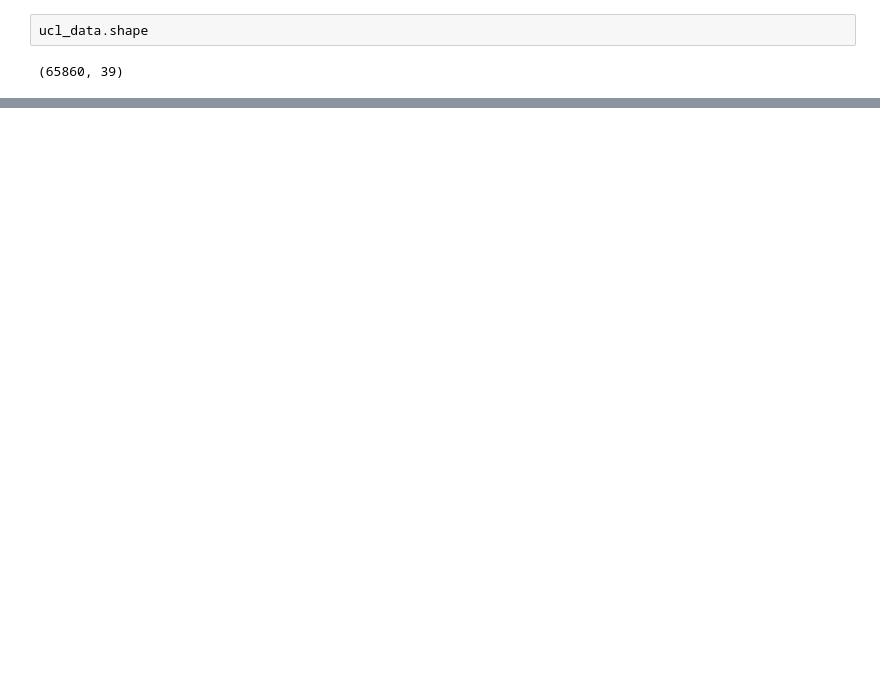
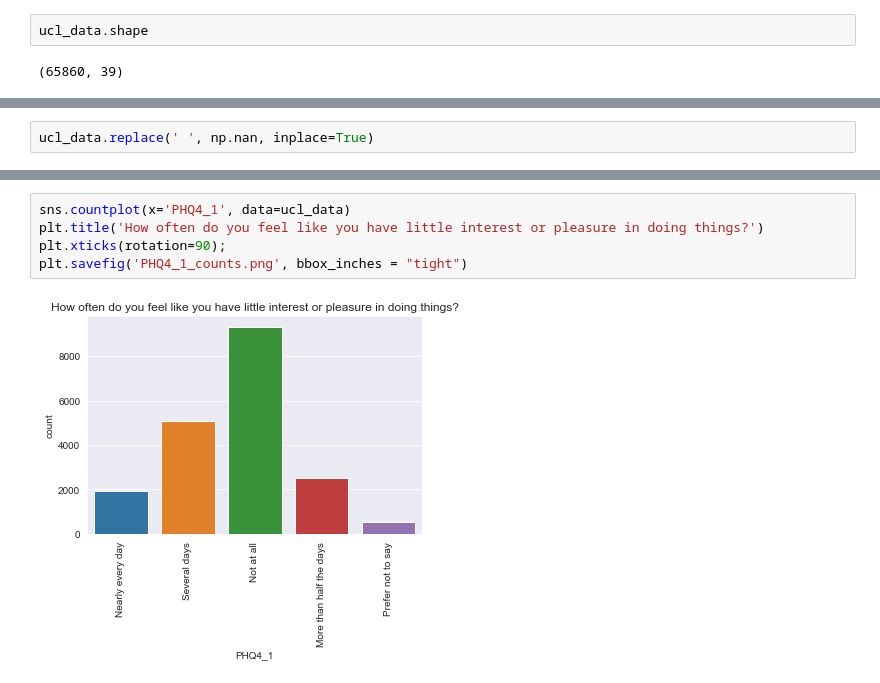
Before and after one commit to Fumikac/DSproject-covid-stress-impact, a Jupyter notebook: EDA.ipynb, the cells around one changed output, grey strips where cells are left out. Saved outputs shown, nothing was run; the diff lists cells and outputs as text; blank space fills up the shorter version.

Commit message:
add plots

```diff
--- a/EDA.ipynb
+++ b/EDA.ipynb
@@ -70,0 +42,2 @@ plt.xticks(rotation=90);
+# %%
+ucl_data.replace(' ', np.nan, inplace=True)
@@ -70,0 +65,7 @@ plt.xticks(rotation=90);
+# %%
+sns.countplot(x='PHQ4_1', data=ucl_data)
+plt.title('How often do you feel like you have little interest or pleasure in doing things?')
+plt.xticks(rotation=90);
+plt.savefig('PHQ4_1_counts.png', bbox_inches = "tight")
+# %% [output]
+[figure, added]
```
Also changed, not shown: parts of 11 cells of this notebook.
